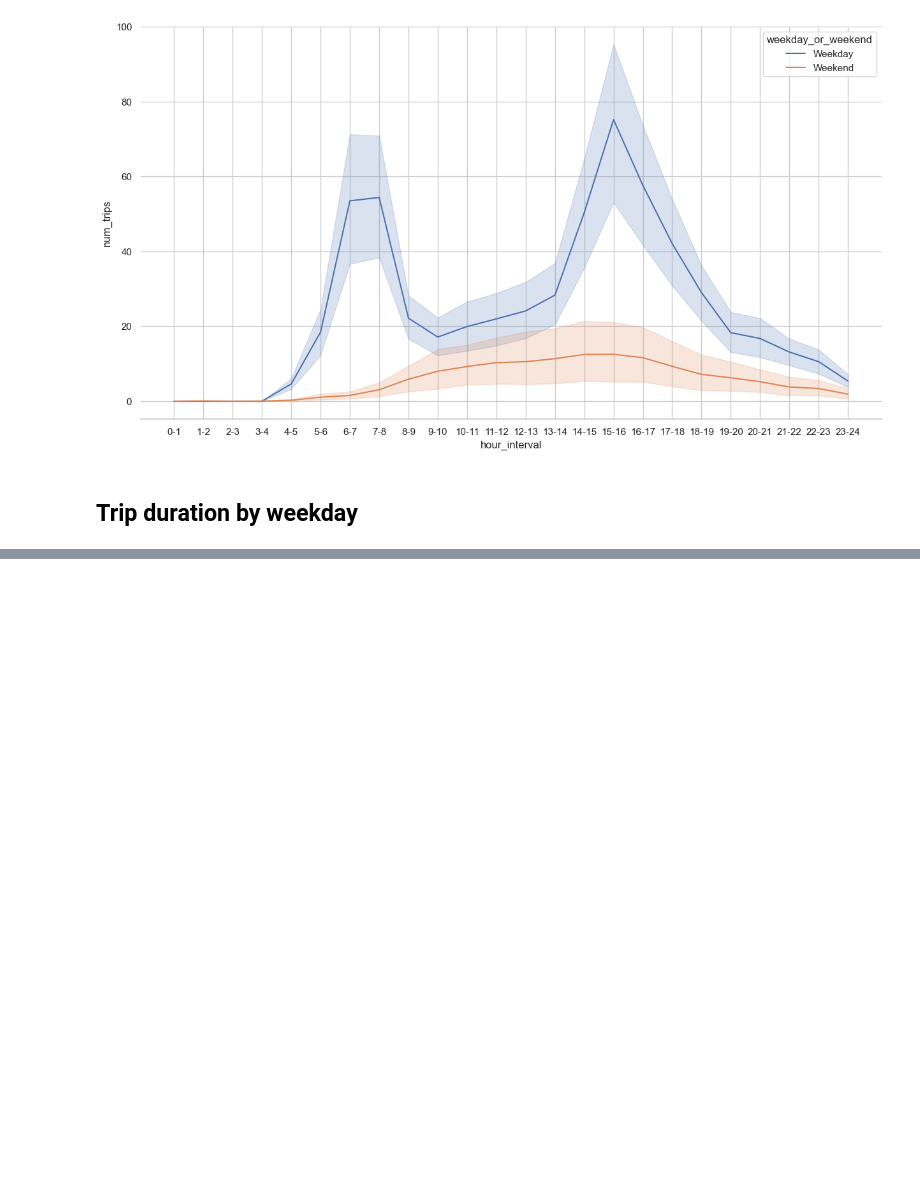
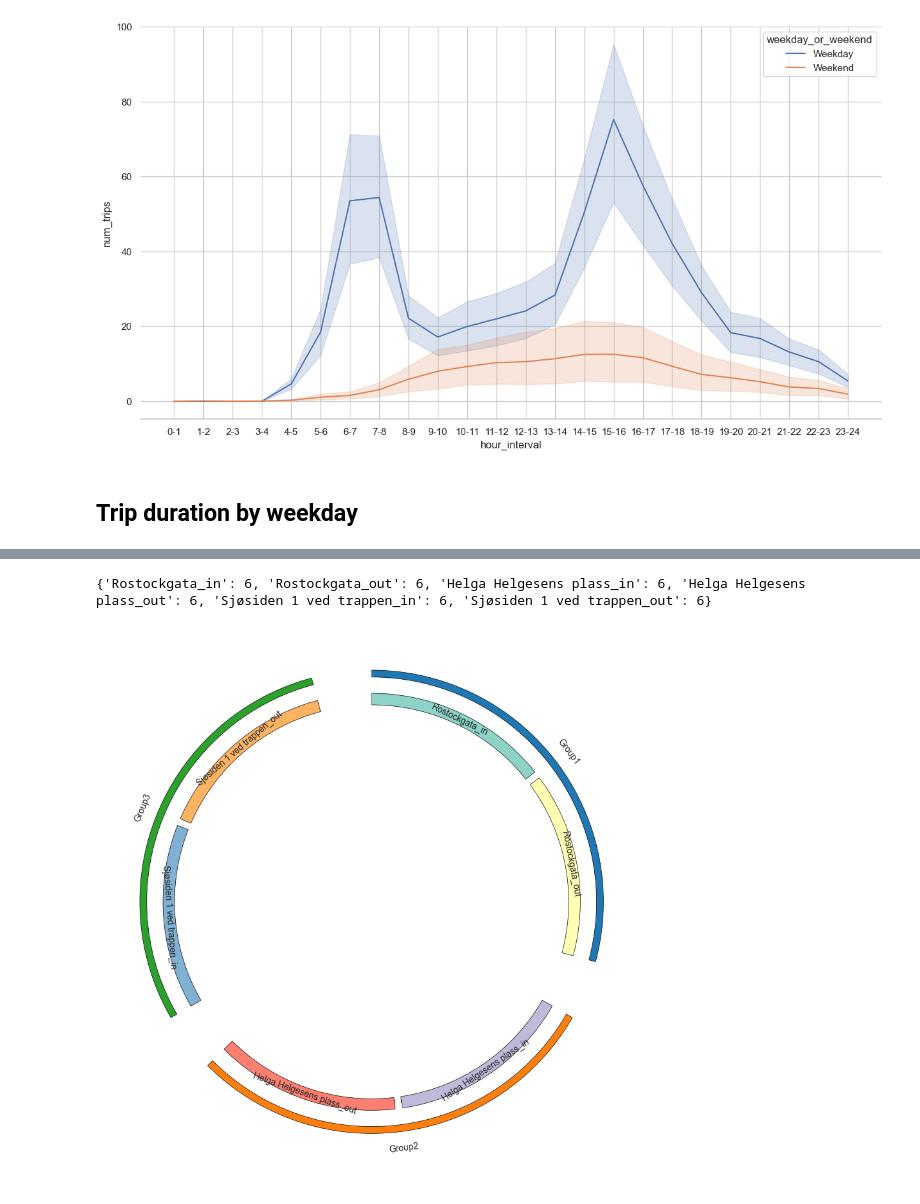
Before and after one commit to niclasclassen/oslo-city-bikes-network-flow-analysis, a Jupyter notebook: niclas.ipynb, the cells around one changed output, grey strips where cells are left out. Drawn from its saved outputs; the diff is of its cells as text; code cells hidden in the pictures; blank space fills up the shorter version.

Commit message:
some plots

```diff
--- a/niclas.ipynb
+++ b/niclas.ipynb
@@ -126,0 +139,45 @@ The `ci` parameter is deprecated. Use `errorbar=None` for the same effect.
+# %%
+from pycirclize import Circos
+from pycirclize.utils import calc_group_spaces, ColorCycler
+
+# Concatenate start_station_name and end_station_name
+stations = pd.concat([gdf_rides['start_station_name'], gdf_rides['end_station_name']])
+
+# Get top 5 stations with most rides
+top_stations = stations.value_counts().head(3)
+
+# Filter the rides dataframe to only include the top 5 stations
+filtered_gdf_rides = gdf_rides[gdf_rides['start_station_name'].isin(top_stations.index) & gdf_rides['end_station_name'].isin(top_stations.index)]
+
+# Create sectors for each station
+stations = filtered_gdf_rides['start_station_name'].unique()
+sectors = {f"{station}_{direction}": 6 for station in stations for direction in ['in', 'out']}
+print(sectors)
+# Create groups for each station
+group1, group2, group3 = ["Rostockgata_in", "Rostockgata_out"], ['Helga Helgesens plass_in', 'Helga Helgesens plass_out'], ["Sjøsiden 1 ved trappen_in", "Sjøsiden 1 ved trappen_out"]
+
+# Calculate appropriate group between/within spaces
+spaces = calc_group_spaces([2, 2, 2], space_bw_group=15, space_in_group=2)
+
+
+circos = Circos(sectors, space=spaces)
+
+# Plot sector track
+ColorCycler.set_cmap("Set3")
+for sector in circos.sectors:
+    track = sector.add_track(r_lim=(85, 90))
+    track.axis(fc=ColorCycler())
+    track.text(sector.name)
+
+# Plot group sectors range
+ColorCycler.set_cmap("tab10")
+for idx, group in enumerate((group1, group2, group3), 1):
+    group_deg_lim = circos.get_group_sectors_deg_lim(group)
+    circos.rect(r_lim=(97, 100), deg_lim=group_deg_lim, fc=ColorCycler(), ec="black", lw=0.5)
+    group_center_deg = sum(group_deg_lim) / 2
+    circos.text(f"Group{idx}", r=105, deg=group_center_deg, adjust_rotation=True)
+
+fig = circos.plotfig()
+# %% [output]
+{'Rostockgata_in': 6, 'Rostockgata_out': 6, 'Helga Helgesens plass_in': 6, 'Helga Helgesens plass_out': 6, 'Sjøsiden 1 ved trappen_in': 6, 'Sjøsiden 1 ved trappen_out': 6}
+[figure, added]
```
Also changed, not shown: parts of 6 cells of this notebook.
